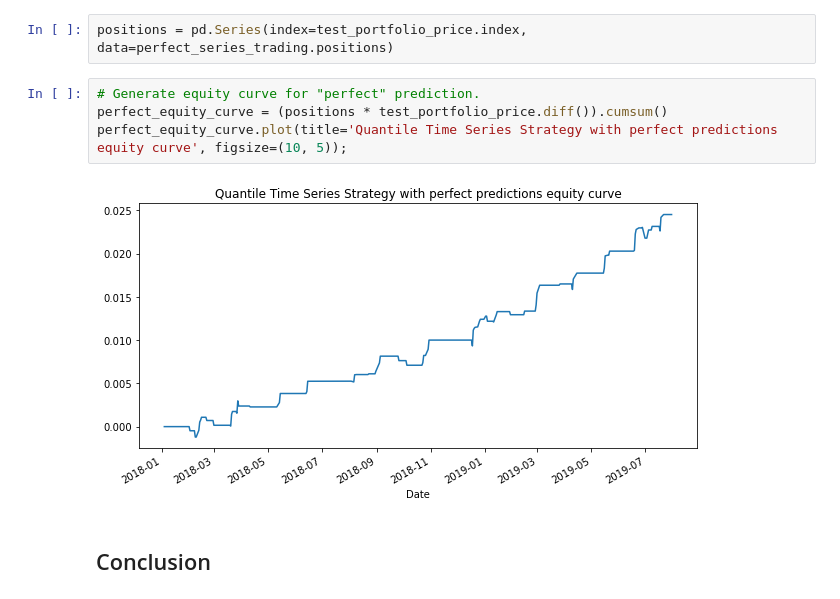
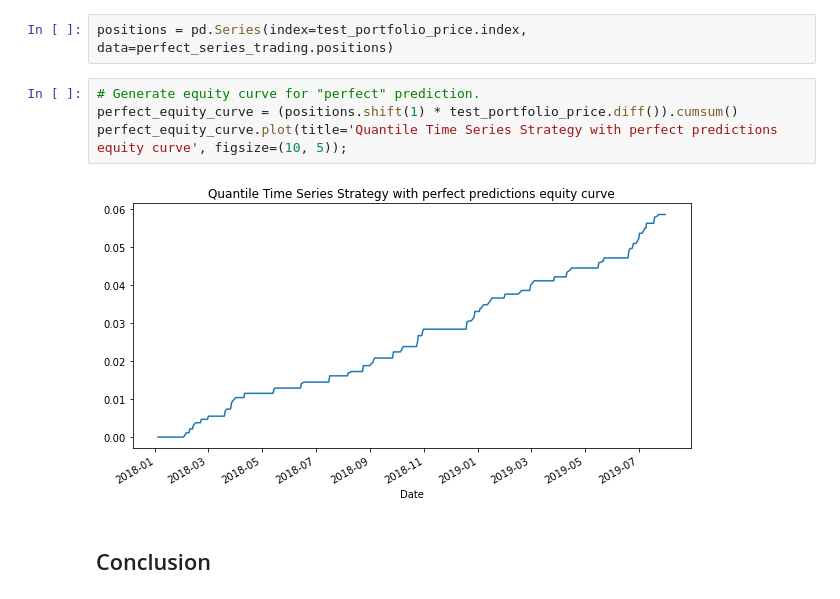
Before and after one commit to hudson-and-thames/arbitrage_research, a Jupyter notebook: Time Series Approach/quantile_time_series.ipynb, the cells around one changed output. Drawn from its saved outputs; the diff is of its cells as text.

```diff
--- a/Other Approaches/quantile_time_series.ipynb
+++ b/Time Series Approach/quantile_time_series.ipynb
@@ -287,10 +287,10 @@ for prediction, actual in zip(test_portfolio_price.shift(-1), test_portfolio_pri
 positions = pd.Series(index=test_portfolio_price.index, data=perfect_series_trading.positions)
 # %%
 # Generate equity curve for "perfect" prediction.
-perfect_equity_curve = (positions * test_portfolio_price.diff()).cumsum()
+perfect_equity_curve = (positions.shift(1) * test_portfolio_price.diff()).cumsum()
 perfect_equity_curve.plot(title='Quantile Time Series Strategy with perfect predictions equity curve', figsize=(10, 5));
 # %% [output]
-[figure, old version]
+[figure, new version]
 # %% [markdown]
 ## Conclusion
 # %% [markdown]
```
Also changed, not shown: parts of 4 cells of this notebook, 2 other files.
